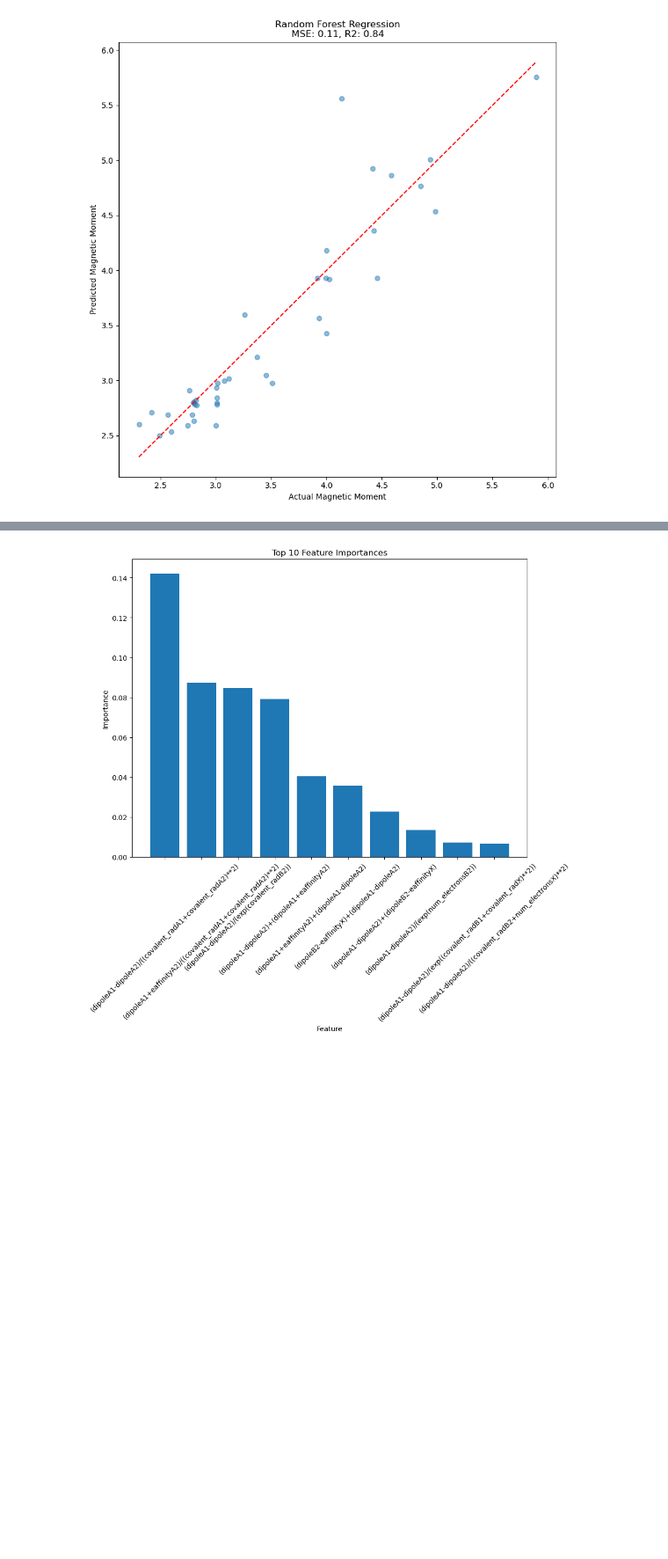
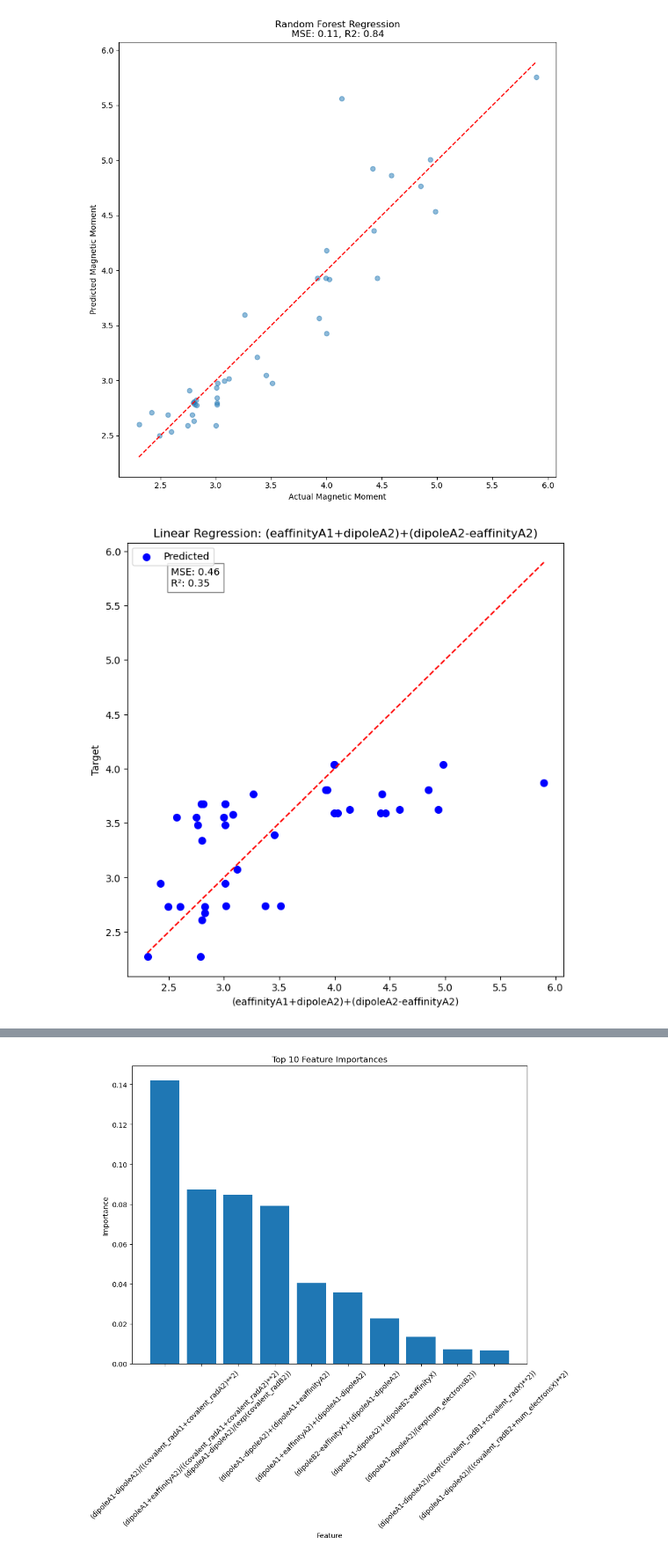
Before and after one commit to erikswanke/2d-Material-Science, a Jupyter notebook: critical role descriptor.ipynb, the cells around one changed output, grey strips where cells are left out. Shown at 88% size. Drawn from its saved outputs; the diff is of its cells as text; code cells hidden in the pictures; blank space fills up the shorter version.

```diff
--- a/critical role descriptor.ipynb
+++ b/critical role descriptor.ipynb
@@ -785,14 +785,14 @@ y = df4['magnetic_moment']
 X_train, X_test, y_train, y_test = train_test_split(X, y, test_size=0.2, random_state=42)
 
 # Create a Random Forest classifier
-rf_regressor = RandomForestRegressor(n_estimators=100, random_state=42)
-
+#rf_regressor = RandomForestRegressor(n_estimators=100, random_state=42)
+lasso_regressor = Lasso(alpha=.001, random_state=42)
 
 # Fit the classifier on the training data
-rf_regressor.fit(X_train, y_train)
+lasso_regressor.fit(X_train, y_train)
 
 # Get feature importances
-feature_importances = rf_regressor.feature_importances_
+feature_importances = lasso_regressor.coef_
 
 # Create a dataframe to store feature importances
 feature_importance_df = pd.DataFrame({'Feature': X.columns, 'Importance': feature_importances})
@@ -805,3 +805,59 @@ top_n = 40
 
 # Get the top N features
 top_features = feature_importance_df.head(top_n)
+# %%
+top_n1 = 40
+
+# Get the top N features
+top_features1 = feature_importance_df.head(top_n1)
+
+Xhere = X[top_features1["Feature"]]
+yhere = y
+
+best_feature = None
+best_score = float('inf')  # Initialize with a high value
+best_r2 = 0
+for feature in Xhere.columns:
+    X_feature = Xhere[[feature]]  # Select only the current feature
+
+    # Split data into train and test sets
+    X_train, X_test, y_train, y_test = train_test_split(X_feature, y, test_size=0.2, random_state=42)
+
+    # Create and fit a linear regression model
+    model = LinearRegression()
+    model.fit(X_train, y_train)
+
+    # Predict on the test set
+    y_pred = model.predict(X_test)
+
+    # Calculate the mean squared error
+    mse = mean_squared_error(y_test, y_pred)
+    r2 = r2_score(y_test, y_pred)
+
+    if mse < best_score:
+        best_score = mse
+        best_r2 = r2
+        best_feature = feature
+
+best_feature_data = Xhere[[best_feature]]
+X_train, X_test, y_train, y_test = train_test_split(best_feature_data, y, test_size=0.2, random_state=42)
+
+model = LinearRegression()
+model.fit(X_train, y_train)
+
+y_pred = model.predict(X_test)
+
+plt.figure(figsize=(8, 8))
+# plt.scatter(X_test, y_test, color='blue', label='Actual')
+# plt.plot(X_test, y_pred, color='red', linewidth=2, label='Predicted')
+plt.scatter(y_test, y_pred, color='blue', linewidth=2, label='Predicted')
+plt.plot([min(y_test), max(y_test)], [min(y_test), max(y_test)], color='red', linestyle='--')
+
+plt.xlabel(best_feature)
+plt.ylabel('Target')
+plt.title(f'Linear Regression: {best_feature}')
+plt.text(0.1, 0.9, f'MSE: {best_score:.2f}\nR²: {best_r2:.2f}', transform=plt.gca().transAxes, bbox=dict(facecolor='white', alpha=0.5))
+plt.legend()
+plt.show()
+# %% [output]
+[figure, added]
```
Also changed, not shown: parts of 3 cells of this notebook.
